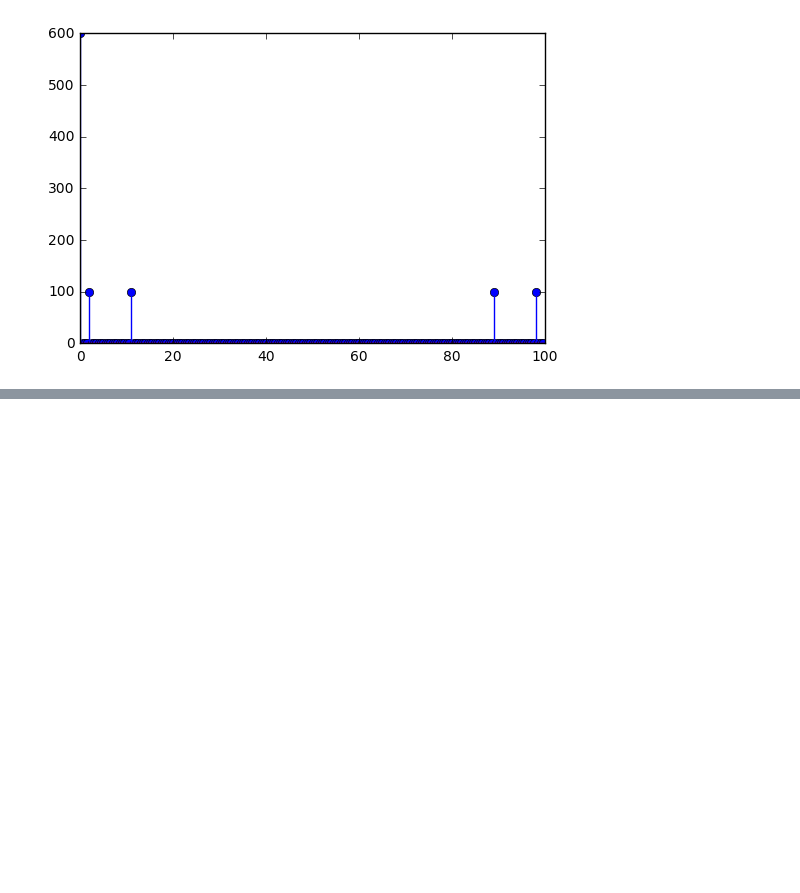
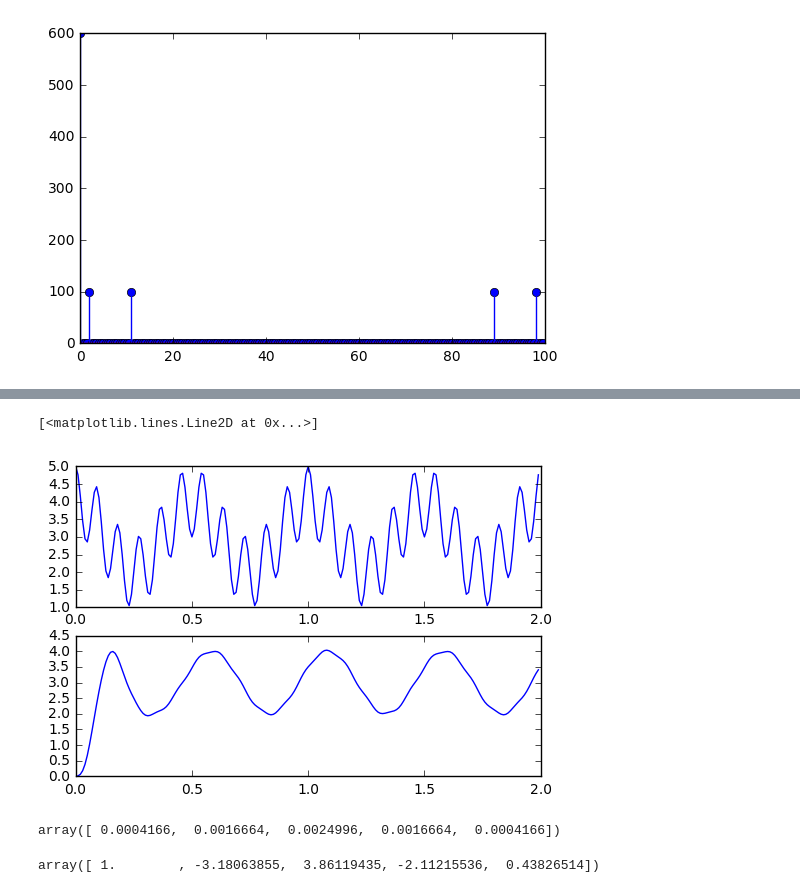
Before and after one commit to milorads/PythonBasics, a Jupyter notebook: Fourth Part.ipynb, the cells around one changed output, grey strips where cells are left out. Saved outputs shown, nothing was run; the diff lists cells and outputs as text; code cells hidden in the pictures; blank space fills up the shorter version.

```diff
--- a/Fourth Part.ipynb
+++ b/Fourth Part.ipynb
@@ -49,0 +86,19 @@ plotter.stem(F[0:int(N/2)], sp.absolute(X1[0:int(N/2)]))
+# %%
+# now we filter the x1 signal
+y1 = signal.lfilter(b,a,x1)
+# %%
+plotter.subplot(211)
+plotter.plot(t,x1)
+plotter.subplot(212)
+plotter.plot(t,y1)
+# %% [output]
+[<matplotlib.lines.Line2D at 0x...>]
+[figure, added]
+# %%
+b
+# %% [output]
+array([ 0.0004166,  0.0016664,  0.0024996,  0.0016664,  0.0004166])
+# %%
+a
+# %% [output]
+array([ 1.        , -3.18063855,  3.86119435, -2.11215536,  0.43826514])
```
Also changed, not shown: parts of 26 cells of this notebook.
